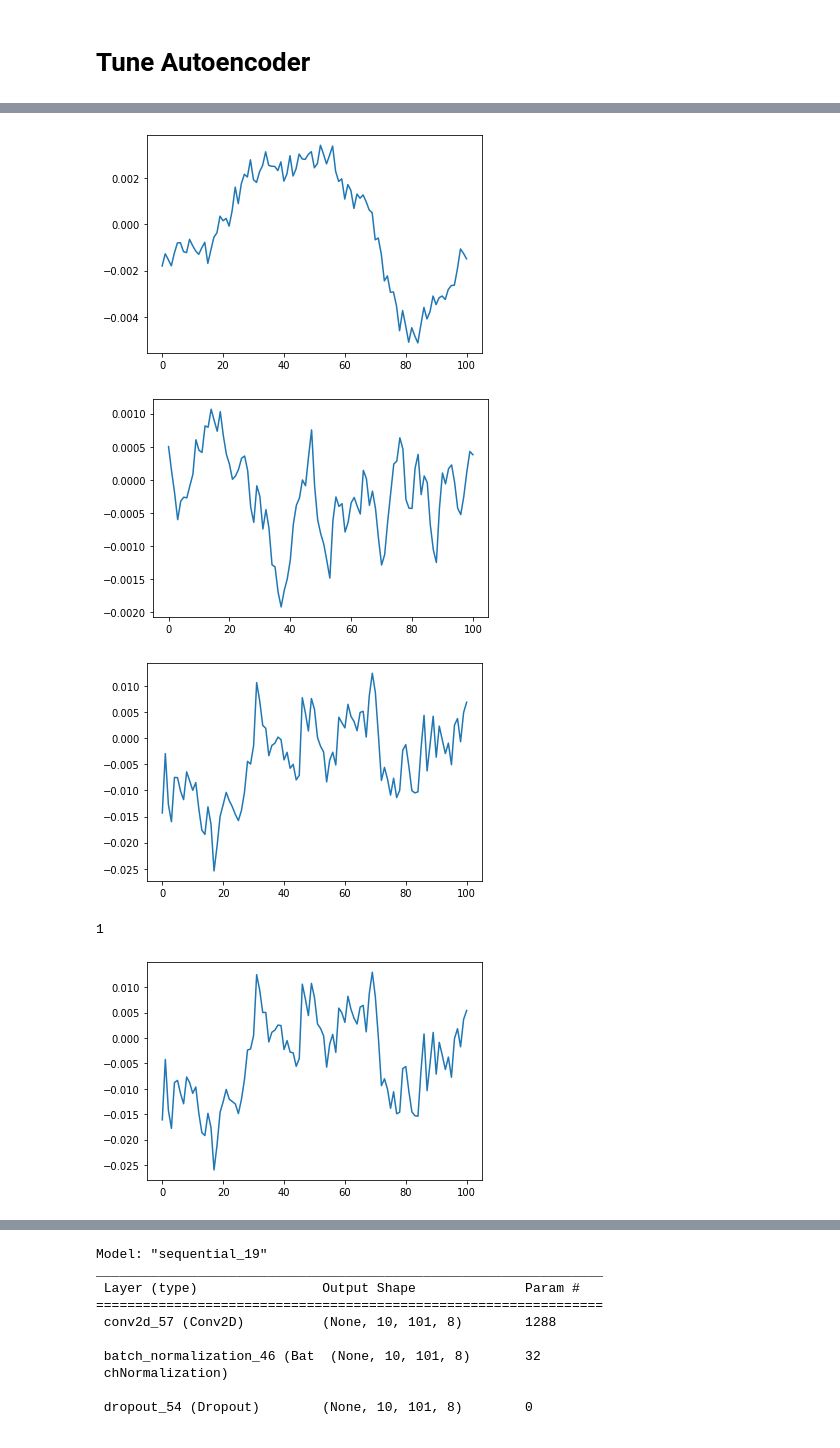
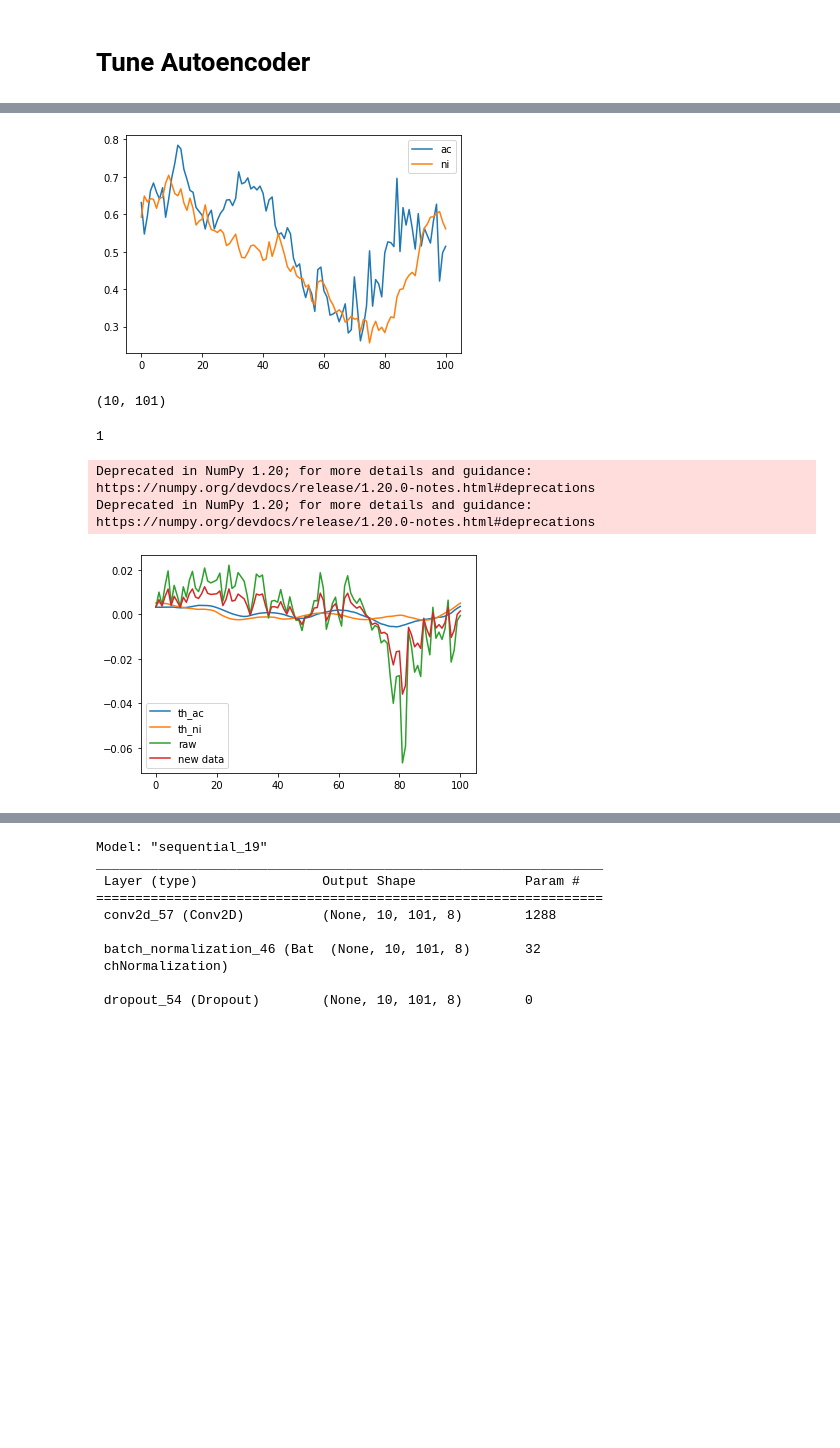
Before and after one commit to antagonisuto/thesis-code, a Jupyter notebook: Thesis_10x101.ipynb, the cells around one changed output, grey strips where cells are left out. Saved outputs shown, nothing was run; the diff lists cells and outputs as text; code cells hidden in the pictures; blank space fills up the shorter version.

```diff
--- a/Thesis_10x101.ipynb
+++ b/Thesis_10x101.ipynb
@@ -670,0 +775,3 @@ true_count/len(diff)
+# %%
+tAc, _ = raw_to_data(active[0], 2) #active
+tNi, _ = raw_to_data(active[0], 1) #ignore
@@ -671,31 +827,56 @@ true_count/len(diff)
+# %%
+tAc = tAc.reshape(10,-1, 101)
+tNi = tNi.reshape(10,-1, 101)
+th_ac = np.zeros([10, 101])
+th_ni = np.zeros([10, 101])
+
+for ch in range(10):
+  th_ac[ch] = np.mean(tAc[ch], axis = 0)
+  th_ni[ch] = np.mean(tNi[ch], axis = 0)
+
+
+
+plt.plot(th_ac[0], label = "ac")
+plt.plot(th_ni[0], label = "ni")
+plt.legend()
+plt.show()
+# %% [output]
+[figure, added]
+# %%
+th_ac.shape
+# %% [output]
+(10, 101)
 # %%
-k = 1
-m = 38
-tmp_ac = th_ac.copy()
-tmp_ni = th_ni.copy()
+k = 3
+m = 123
+data_ac = th_ac.copy()
+data_ni = th_ni.copy()
 
-newdata = np.squeeze(tmp_ac[k,:]) # Shape is now: (10, 80)
-plt.plot(newdata) # plotting by columns
-plt.show()
+# data_ac = np.squeeze(tmp_ac[k,:]) # Shape is now: (10, 80)
 
-newdata = np.squeeze(tmp_ni[k, :]) # Shape is now: (10, 80)
-plt.plot(newdata) # plotting by columns
-plt.show()
+# data_ni = np.squeeze(tmp_ni[k, :]) # Shape is now: (10, 80)
 
-newdata = np.squeeze(tX[m, k, :]) # Shape is now: (10, 80)
-plt.plot(newdata) # plotting by columns
-plt.show()
+# data_raw = np.squeeze(tX[m, k, :]) # Shape is now: (10, 80)
 print(ty[m])
 
+data_ac[k] = savitzky_golay(data_ac[k], window_size=29, order=4)
+data_ni[k] = savitzky_golay(data_ni[k], window_size=29, order=4)
+
 if ty[m] == 1:
-  after_tune = tX[m] + tmp_ac
+  after_tune = (tX[m] + data_ac)/2
 else:
-  after_tune = tX[m] + tmp_ni
-plt.plot(after_tune[k, :]) # plotting by columns
+  after_tune = (tX[m] + data_ni)/2
+
+
+
+plt.plot(data_ac[k], label="th_ac")
+plt.plot(data_ni[k], label="th_ni")
+plt.plot(tX[m, k, :], label="raw")
+plt.plot(after_tune[k, :], label="new data") # plotting by columns
+plt.legend()
 plt.show()
 # %% [output]
+1
+Deprecated in NumPy 1.20; for more details and guidance: https://numpy.org/devdocs/release/1.20.0-notes.html#deprecations
+Deprecated in NumPy 1.20; for more details and guidance: https://numpy.org/devdocs/release/1.20.0-notes.html#deprecations
-[figure, old version]
+[figure, new version]
-[figure, removed]
-[figure, removed]
-1
-[figure, removed]
```
Also changed, not shown: parts of 38 cells of this notebook.
